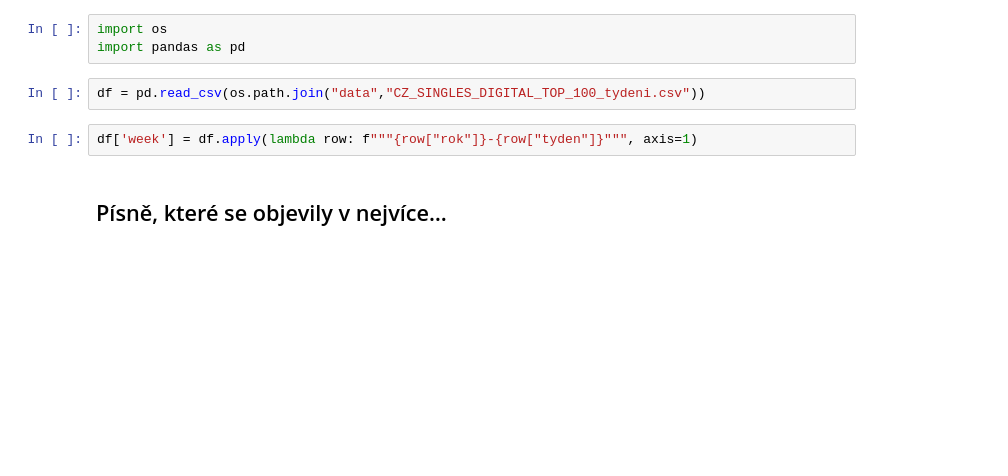
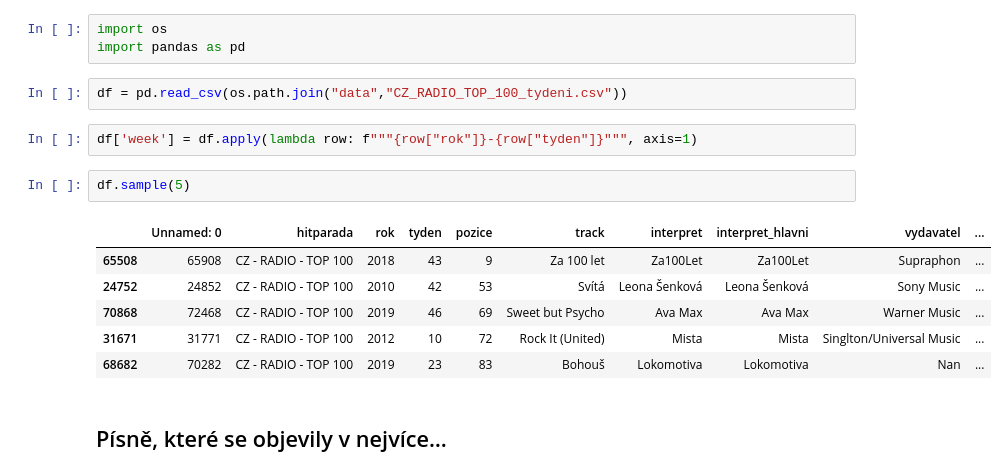
Before and after one commit to DataRozhlas/hitparady, a Jupyter notebook: 100 explorace CZ - RADIO - TOP 100.ipynb, the cells around one changed output. Cells and saved outputs as stored; diff of their text form; blank space fills up the shorter version.

```diff
--- a/100 explorace CZ - RADIO - TOP 100.ipynb
+++ b/100 explorace CZ - RADIO - TOP 100.ipynb
@@ -2,9 +2,18 @@
 import os
 import pandas as pd
 # %%
-df = pd.read_csv(os.path.join("data","CZ_SINGLES_DIGITAL_TOP_100_tydeni.csv"))
+df = pd.read_csv(os.path.join("data","CZ_RADIO_TOP_100_tydeni.csv"))
 # %%
 df['week'] = df.apply(lambda row: f"""{row["rok"]}-{row["tyden"]}""", axis=1)
+# %%
+df.sample(5)
+# %% [output]
+|  | Unnamed: 0 | hitparada | rok | tyden | pozice | track | interpret | interpret_hlavni | vydavatel | ... |
+| 65508 | 65908 | CZ - RADIO - TOP 100 | 2018 | 43 | 9 | Za 100 let | Za100Let | Za100Let | Supraphon | ... |
+| 24752 | 24852 | CZ - RADIO - TOP 100 | 2010 | 42 | 53 | Svítá | Leona Šenková | Leona Šenková | Sony Music | ... |
+| 70868 | 72468 | CZ - RADIO - TOP 100 | 2019 | 46 | 69 | Sweet but Psycho | Ava Max | Ava Max | Warner Music | ... |
+| 31671 | 31771 | CZ - RADIO - TOP 100 | 2012 | 10 | 72 | Rock It (United) | Mista | Mista | Singlton/Universal Music | ... |
+| 68682 | 70282 | CZ - RADIO - TOP 100 | 2019 | 23 | 83 | Bohouš | Lokomotiva | Lokomotiva | Nan | ... |
 # %% [markdown]
 ## Písně, které se objevily v nejvíce…
 # %% [markdown]
```
Also changed, not shown: parts of 16 cells of this notebook, 27 other files.
